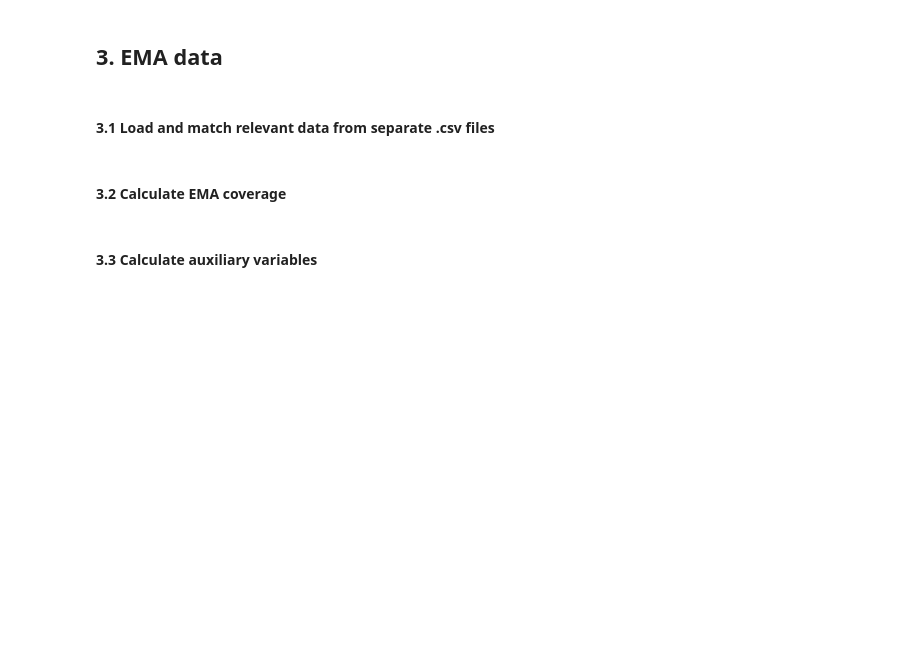
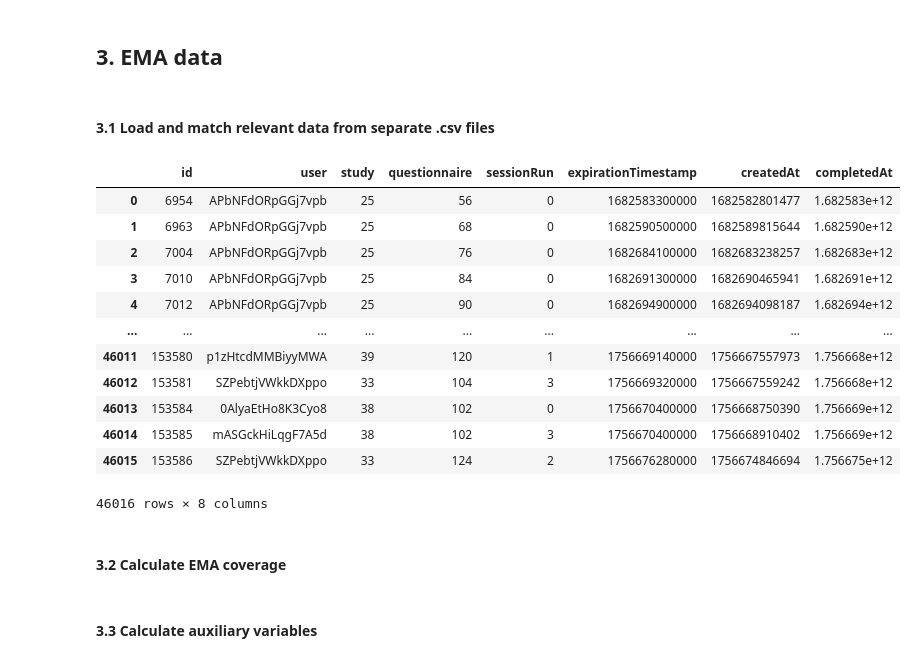
Before and after one commit to leona-ha/preact_digital, a Jupyter notebook: notebooks/01_Data_Preprocess_old_names.ipynb, the cells around one changed output. Cells and saved outputs as stored; diff of their text form; code cells hidden in the pictures; blank space fills up the shorter version.

```diff
--- a/notebooks/01_Data_Preprocess_old_names.ipynb
+++ b/notebooks/01_Data_Preprocess_old_names.ipynb
@@ -164,6 +167,22 @@ answers        = pd.read_csv(datapath / "answers.csv", low_memory=False)
 choice         = pd.read_csv(datapath / "choice.csv", low_memory=False)
 questions      = pd.read_csv(datapath / "questions.csv", low_memory=False)
 questionnaire  = pd.read_csv(datapath / "questionnaires.csv", low_memory=False)  # ohne Komma!
+# %%
+session
+# %% [output]
+|  | id | user | study | questionnaire | sessionRun | expirationTimestamp | createdAt | completedAt |
+| 0 | 6954 | APbNFdORpGGj7vpb | 25 | 56 | 0 | 1682583300000 | 1682582801477 | 1.682583e+12 |
+| 1 | 6963 | APbNFdORpGGj7vpb | 25 | 68 | 0 | 1682590500000 | 1682589815644 | 1.682590e+12 |
+| 2 | 7004 | APbNFdORpGGj7vpb | 25 | 76 | 0 | 1682684100000 | 1682683238257 | 1.682683e+12 |
+| 3 | 7010 | APbNFdORpGGj7vpb | 25 | 84 | 0 | 1682691300000 | 1682690465941 | 1.682691e+12 |
+| 4 | 7012 | APbNFdORpGGj7vpb | 25 | 90 | 0 | 1682694900000 | 1682694098187 | 1.682694e+12 |
+| ... | ... | ... | ... | ... | ... | ... | ... | ... |
+| 46011 | 153580 | p1zHtcdMMBiyyMWA | 39 | 120 | 1 | 1756669140000 | 1756667557973 | 1.756668e+12 |
+| 46012 | 153581 | SZPebtjVWkkDXppo | 33 | 104 | 3 | 1756669320000 | 1756667559242 | 1.756668e+12 |
+| 46013 | 153584 | 0AlyaEtHo8K3Cyo8 | 38 | 102 | 0 | 1756670400000 | 1756668750390 | 1.756669e+12 |
+| 46014 | 153585 | mASGckHiLqgF7A5d | 38 | 102 | 3 | 1756670400000 | 1756668910402 | 1.756669e+12 |
+| 46015 | 153586 | SZPebtjVWkkDXppo | 33 | 124 | 2 | 1756676280000 | 1756674846694 | 1.756675e+12 |
+46016 rows × 8 columns
 # %%
 # session data
 session["user"] = session["user"].str[:4]
```
Also changed, not shown: parts of 5 cells of this notebook, 1 other file.
